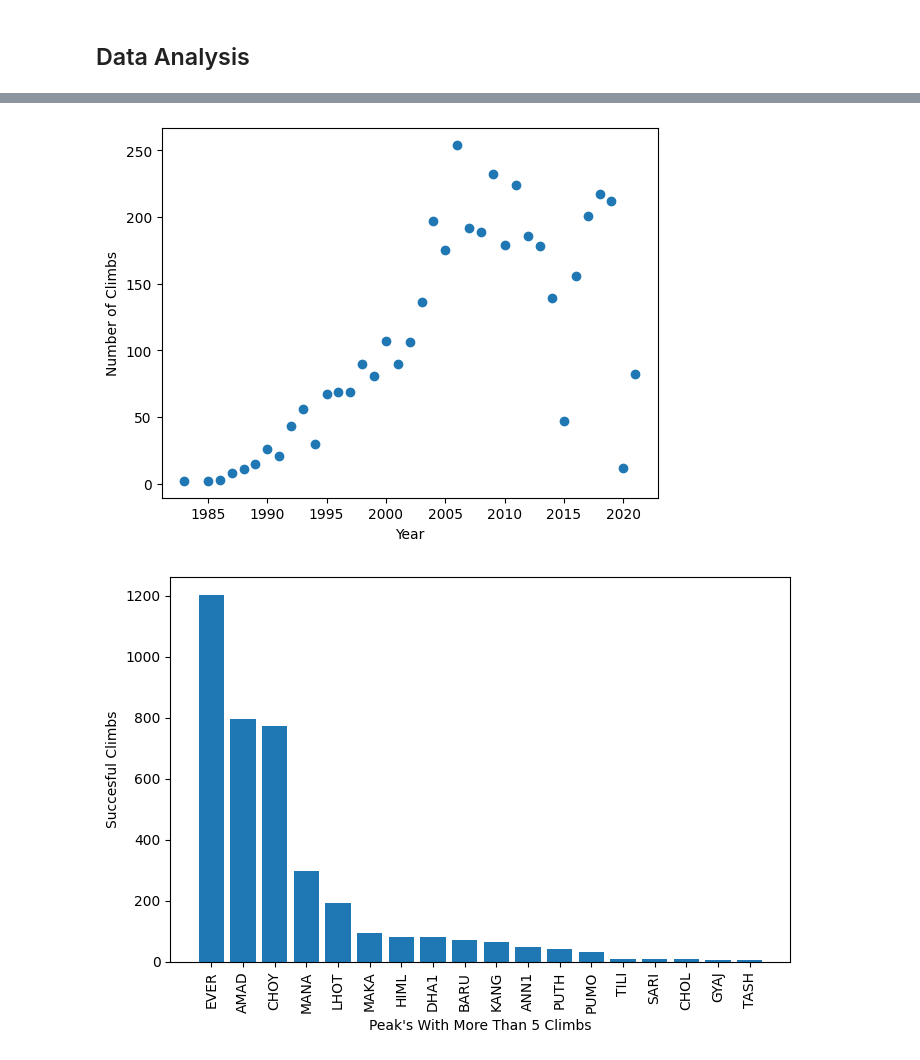
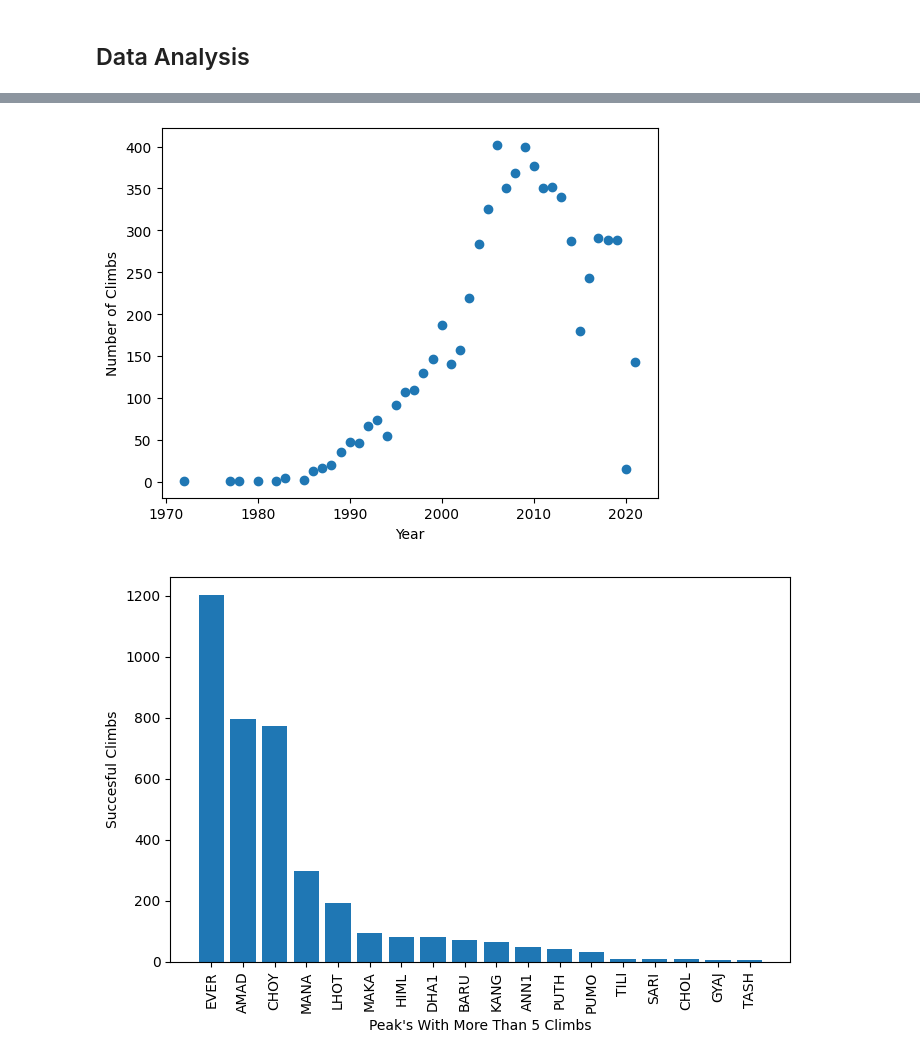
Before and after one commit to dpmacisaac/FinalProject-CPSC322, a Jupyter notebook: himalayan_dataset_eda.ipynb, the cells around one changed output, grey strips where cells are left out. Drawn from its saved outputs; the diff is of its cells as text; code cells hidden in the pictures.

```diff
--- a/himalayan_dataset_eda.ipynb
+++ b/himalayan_dataset_eda.ipynb
@@ -98,7 +79,7 @@ labels = ["Summer - %1.1f%%"%((vals[0] / s) *100), "Spring - %1.1f%%"%((vals[1]
 # %%
-eda_utils.generate_scatter_plot(success_table, "YEAR", "Year", "Number of Climbs")
+eda_utils.generate_scatter_plot(himalaya_table, "YEAR", "Year", "Number of Climbs")
 # %% [output]
-[figure, old version]
+[figure, new version]
 # %%
 eda_utils.generate_freq_chart(success_table, "PEAKID", "Peak's With More Than 5 Climbs", "Succesful Climbs", 5)
 eda_utils.generate_freq_chart(success_table, "NATION", "Nation's With More Than 10 Climbs", "Succesful Climbs", 10)
```
Also changed, not shown: parts of 15 cells of this notebook, 1 other file.
